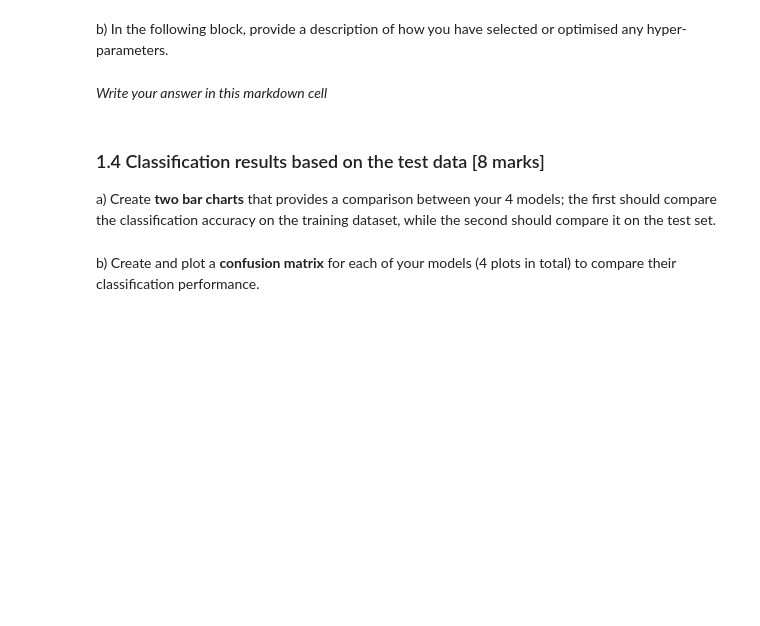
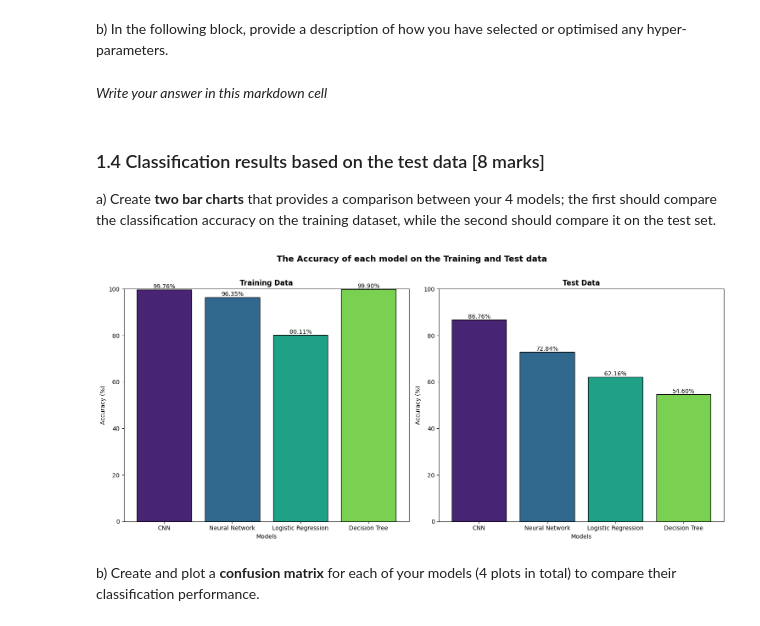
Before and after one commit to pladee42/assg-machine-learning, a Jupyter notebook: assignment_liq23wr.ipynb, the cells around one changed output. Saved outputs shown, nothing was run; the diff lists cells and outputs as text; code cells hidden in the pictures; blank space fills up the shorter version.

```diff
--- a/assignment_liq23wr.ipynb
+++ b/assignment_liq23wr.ipynb
@@ -1249,17 +1249,18 @@ All the models are evaluated by predicting the **Validation Images** and calcula
 # %%
 # Load The Best CNN Model
 model = CNN()
-state_dict = torch.load('best_cnn_model_0.01_0.1.pth', map_location=torch.device('cpu'), weights_only=True)
+state_dict = torch.load('best_cnn_model.pth', map_location=torch.device('cpu'), weights_only=True)
 model.load_state_dict(state_dict)
 
 # Predictions
 model.eval()
 cnn_predictions = []
-test_loader = DataLoader(ModelWrapper(model=CNN).prepare_dataloader(dataset=dataset['test_images'], labels=dataset['test_labels']), batch_size=32, shuffle=False)
+test_loader = DataLoader(ModelWrapper(model=CNN).prepare_dataloader(dataset=dataset['test_images']), batch_size=32, shuffle=False)
 with torch.no_grad():
     for data, target in test_loader:
         data = data.unsqueeze(1)
         outputs = model(data)
         X, predicted = torch.max(outputs.data, 1)
         cnn_predictions.extend(predicted.cpu().numpy())
-#accuracy = accuracy_score(dataset['test_labels'], cnn_predictions)
+accuracy = accuracy_score(dataset['test_labels'], cnn_predictions)
+accuracy
@@ -1276,2 +1277,86 @@ a) Create **two bar charts** that provides a comparison between your 4 models; t
+# %%
+# Program your plots here.
+# Load all models
+cnn_model = CNN()
+state_dict = torch.load('best_cnn_model.pth', map_location=torch.device('cpu'), weights_only=True)
+cnn_model.load_state_dict(state_dict)
+
+nn_model = NeuralNetwork()
+state_dict = torch.load('best_nn_model.pth', map_location=torch.device('cpu'), weights_only=True)
+nn_model.load_state_dict(state_dict)
+
+logistic_regression_model = joblib.load('LogisticRegression.pkl')
+
+tree_model = joblib.load('DecisionTree.pkl')
+
+# Initiate model instances dictionary
+all_models = {
+    'CNN': cnn_model,
+    'Neural Network': nn_model,
+    'Logistic Regression': logistic_regression_model,
+    'Decision Tree': tree_model
+}
+
+# Function for predicting PyTorch's model
+def torch_predict(model_name: str, model, X: np.ndarray) -> list:
+    """Predict PyTorch's model."""
+    model_instance = CNN if model_name == 'CNN' else NeuralNetwork
+    model.eval()
+    loader = DataLoader(ModelWrapper(model=model_instance).prepare_dataloader(dataset=X), batch_size=32, shuffle=False)
+    predictions = []
+    with torch.no_grad():
+        for data, target in loader:
+            data = data.unsqueeze(1)
+            outputs = model(data)
+            X, predicted = torch.max(outputs.data, 1)
+            predictions.extend(predicted.cpu().numpy())
+    return predictions
+
+# Function for calculating accuracy for all models
+def calculate_accuracy(all_models: dict, X: np.ndarray, y: np.ndarray) -> tuple:
+    """Predict and calculate accuracy for all models."""
+    accuracy_dict = {}
+    predictions_dict = {}
+    for model_name, model in all_models.items():
+        if model_name in ['CNN', 'Neural Network']:
+            predictions = torch_predict(model_name, model, X)
+        else:
+            X_preprocessed = X.reshape(-1, 28*28) / 255
+            X_preprocessed = pca.transform(X_preprocessed)
+            predictions = model.predict(X_preprocessed)
+
+        predictions_dict[model_name] = predictions
+        accuracy_dict[model_name] = round(accuracy_score(y, predictions) * 100, 2)
+    return accuracy_dict, predictions_dict
+
+# Prepare data for plotting
+train_accuracy_dict, train_predictions_dict = calculate_accuracy(all_models, dataset['train_images'], dataset['train_labels'])
+test_accuracy_dict, test_predictions_dict = calculate_accuracy(all_models, dataset['test_images'], dataset['test_labels'])
+all_accuracy_list = [train_accuracy_dict, test_accuracy_dict]
+
+# Plotting
+fig, axes = plt.subplots(1, 2, figsize=(15, 7))
+for i, accuracy_dict in enumerate(all_accuracy_list):
+    bars = axes[i].bar(list(accuracy_dict.keys()), list(accuracy_dict.values()),
+                color=plt.cm.viridis(np.linspace(0.1, 0.8, 4)),
+                edgecolor='black')
+    axes[i].set_title('Training Data' if i == 0 else 'Test Data', fontweight='bold', fontsize=12)
+    axes[i].set_ylim(0, 100)
+    axes[i].set_xlabel('Models')
+    axes[i].set_ylabel('Accuracy (%)')
+    # Annotating the bars
+    for bar in bars:
+        axes[i].text(bar.get_x() + bar.get_width() / 2, bar.get_height(),
+                 f'{bar.get_height():.2f}%',
+                 ha='center',
+                 va='bottom',
+                 fontsize=10)
+
+# Add a main title for the entire figure
+fig.suptitle('The Accuracy of each model on the Training and Test data\n', fontweight='bold', fontsize=14)
+plt.tight_layout()
+plt.show()
+# %% [output]
+[figure, added]
 # %% [markdown]
 b) Create and plot a **confusion matrix** for each of your models (4 plots in total) to compare their classification performance.
```
Also changed, not shown: parts of 4 cells of this notebook.
